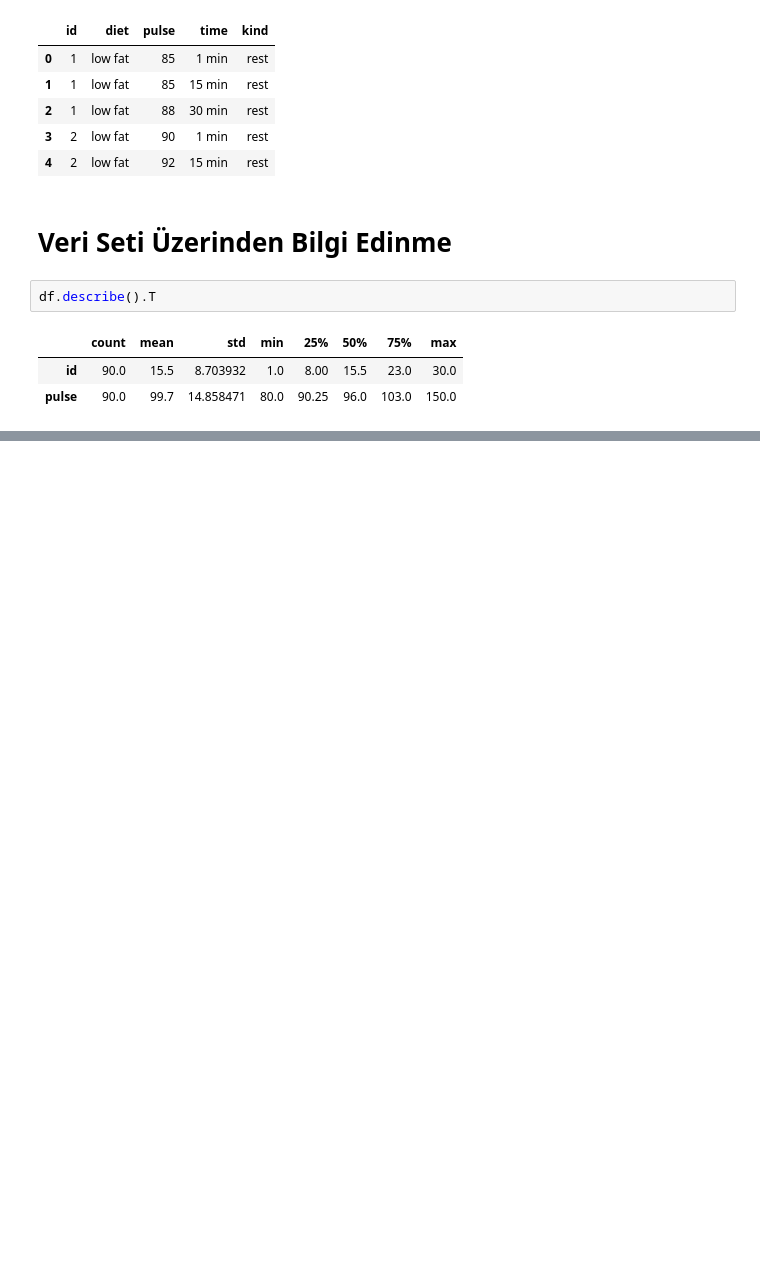
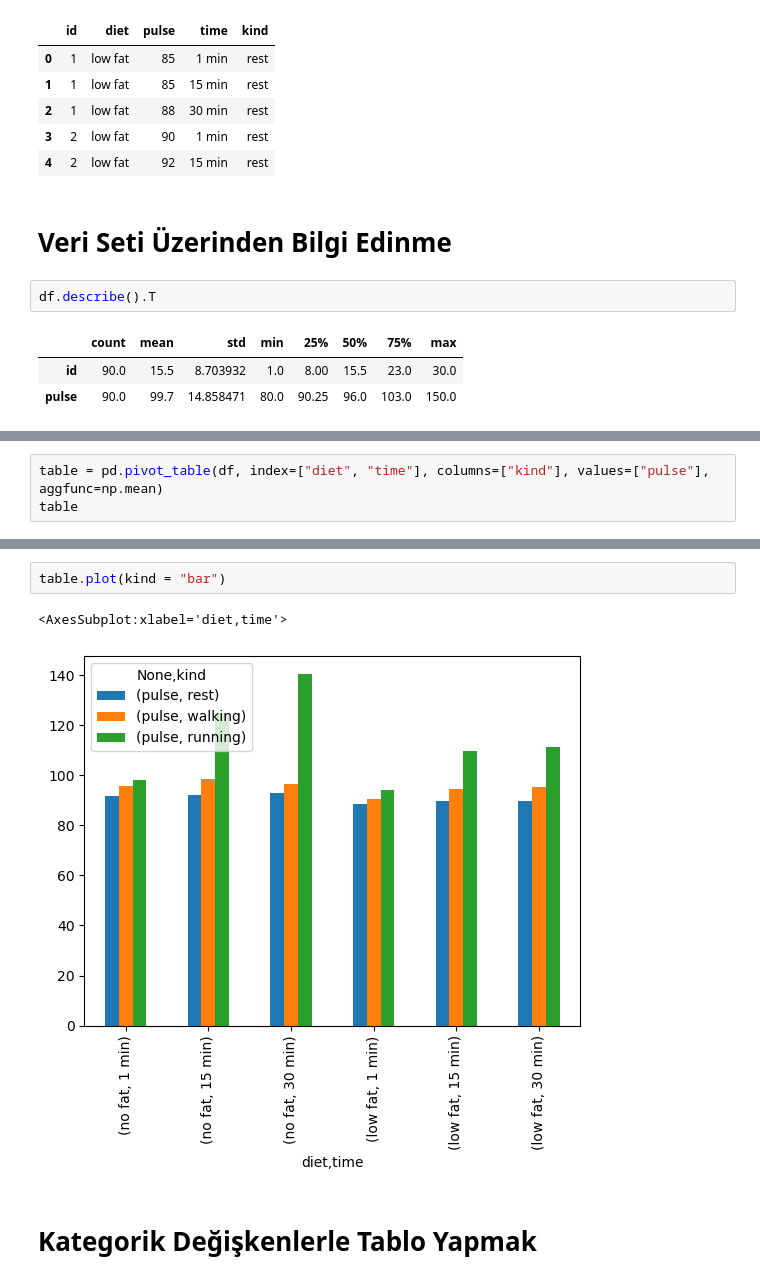
Before and after one commit to osmanpampal28/seaborn_library, a Jupyter notebook: exercise.ipynb, the cells around one changed output, grey strips where cells are left out. Cells and saved outputs as stored; diff of their text form; blank space fills up the shorter version.

```diff
--- a/exercise.ipynb
+++ b/exercise.ipynb
@@ -50,0 +200,3 @@ df.describe().T
+# %%
+table = pd.pivot_table(df, index=["diet", "time"], columns=["kind"], values=["pulse"], aggfunc=np.mean)
+table
@@ -50,0 +213,7 @@ df.describe().T
+# %%
+table.plot(kind = "bar")
+# %% [output]
+<AxesSubplot:xlabel='diet,time'>
+[figure, added]
+# %% [markdown]
+# Kategorik Değişkenlerle Tablo Yapmak
```
Also changed, not shown: parts of 83 cells of this notebook.
